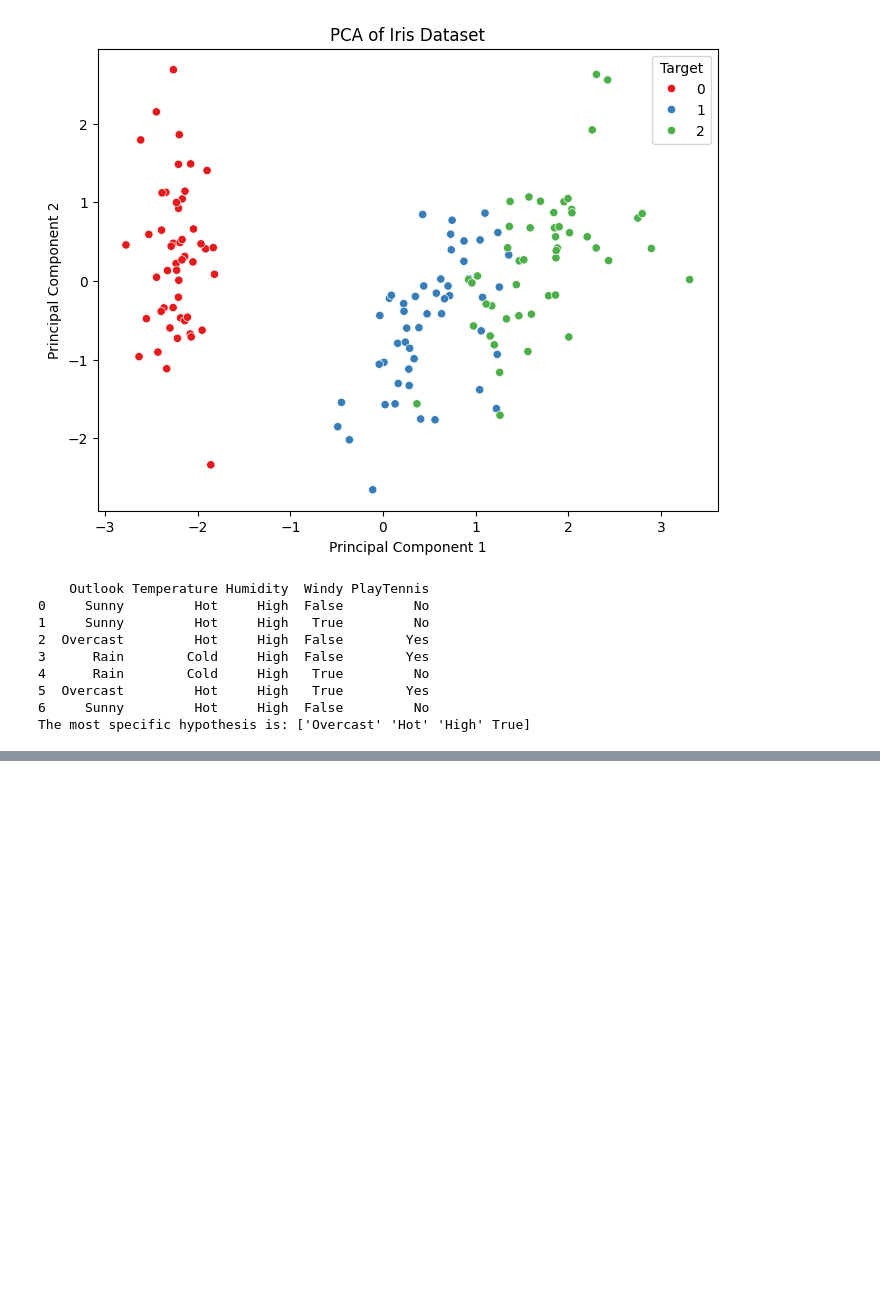
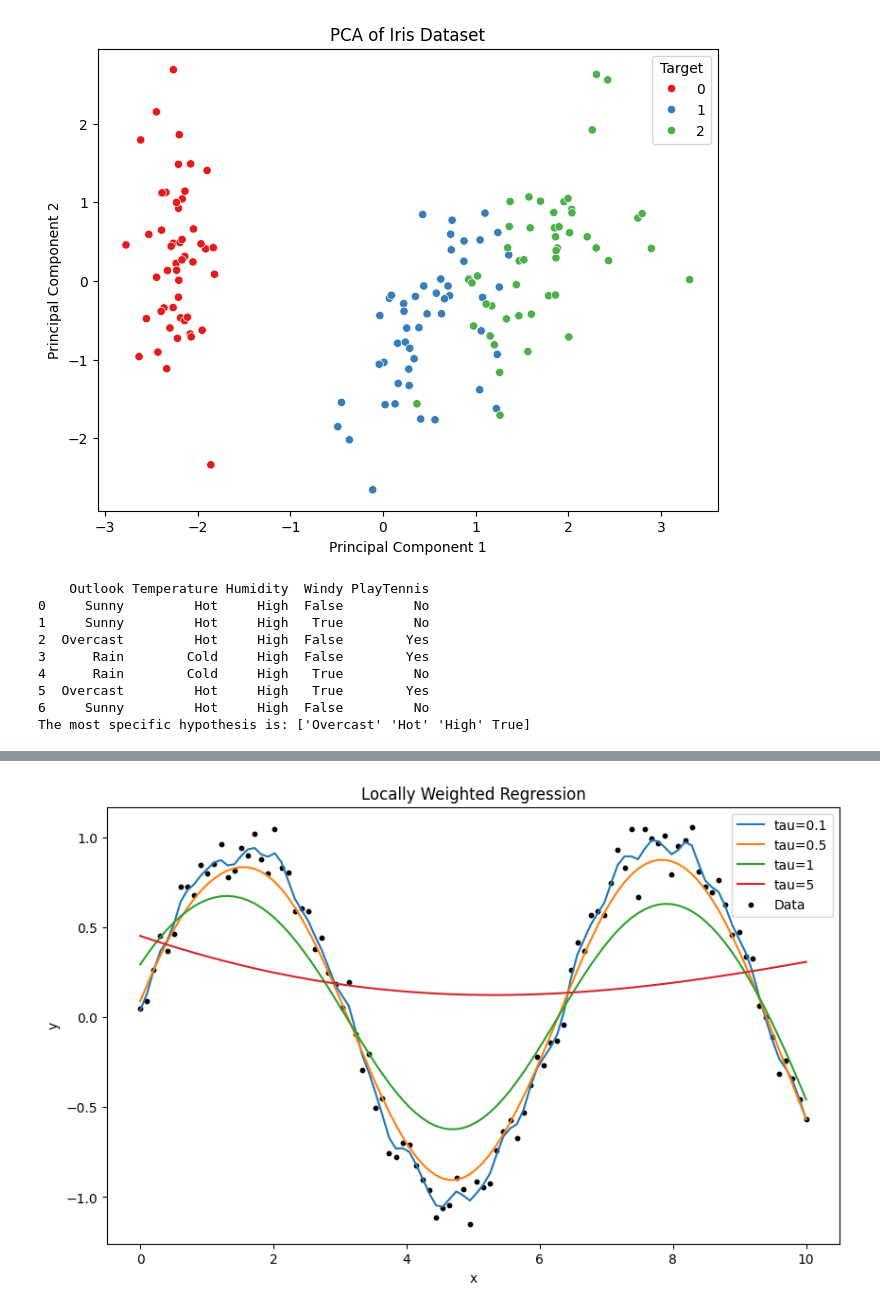
Before and after one commit to Ajithvenkat-10/maventestazure, a Jupyter notebook: chapter_appendix-tools-for-deep-learning/jupyter.ipynb, the cells around one changed output, grey strips where cells are left out. Drawn from its saved outputs; the diff is of its cells as text; code cells hidden in the pictures; blank space fills up the shorter version.

```diff
--- a/chapter_appendix-tools-for-deep-learning/jupyter.ipynb
+++ b/chapter_appendix-tools-for-deep-learning/jupyter.ipynb
@@ -168,0 +169,33 @@ Results for k=2:
+# %%
+import numpy as np
+import matplotlib.pyplot as plt
+from scipy.linalg import inv
+# Generate synthetic dataset
+np.random.seed(42)
+x = np.linspace(0, 10, 100)
+y = np.sin(x) + np.random.normal(scale=0.1, size=x.shape)
+# Locally Weighted Regression function
+def locally_weighted_regression(x_train, y_train, x_test, tau):
+    m = len(x_train)
+    y_pred = np.zeros_like(x_test)
+    for i, x0 in enumerate(x_test):
+        weights = np.exp(-((x_train - x0) ** 2) / (2 * tau ** 2))
+        W = np.diag(weights)
+        X_b = np.c_[np.ones((m, 1)), x_train]  # Add bias term
+        theta = inv(X_b.T @ W @ X_b) @ (X_b.T @ W @ y_train)
+        y_pred[i] = np.array([1, x0]) @ theta
+    return y_pred
+# Perform LWR for different tau values
+tau_values = [0.1, 0.5, 1, 5]
+plt.figure(figsize=(10, 6))
+for tau in tau_values:
+    y_pred = locally_weighted_regression(x, y, x, tau)
+    plt.plot(x, y_pred, label=f'tau={tau}')
+plt.scatter(x, y, color='black', s=10, label='Data')
+plt.xlabel('x')
+plt.ylabel('y')
+plt.title('Locally Weighted Regression')
+plt.legend()
+plt.show()
+# %% [output]
+[figure, added]
```
Also changed, not shown: parts of 1 cell of this notebook.
